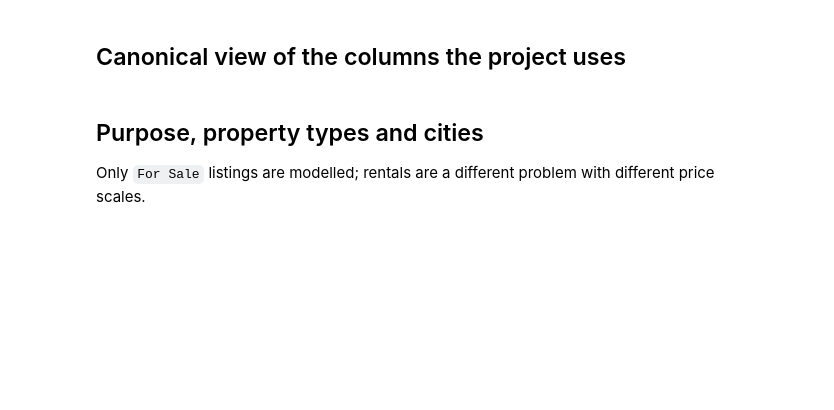
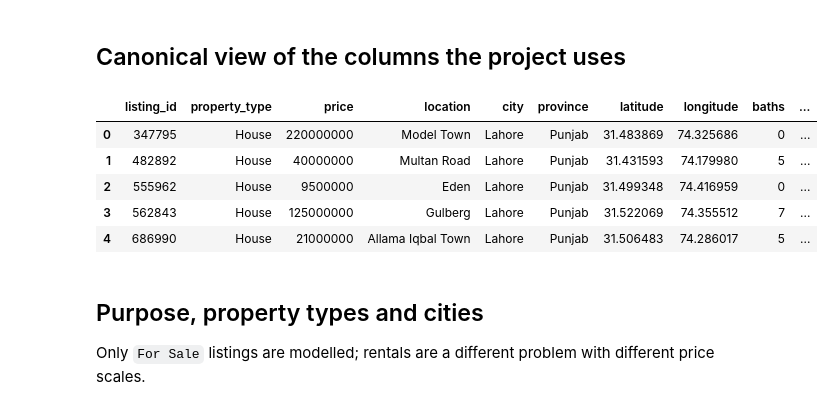
Before and after one commit to zeeshwaqa11/pakistan-house-price-predictor, a Jupyter notebook: notebooks/01_data_audit.ipynb, the cells around one changed output. Drawn from its saved outputs; the diff is of its cells as text; code cells hidden in the pictures; blank space fills up the shorter version.

```diff
--- a/notebooks/01_data_audit.ipynb
+++ b/notebooks/01_data_audit.ipynb
@@ -37,7 +55,14 @@ print("Synthetic sample file:", synthetic)
 ## Canonical view of the columns the project uses
 # %%
 canonical = load.apply_schema(raw)
-canonical.head()
+canonical.drop(columns=["agency"]).head()
+# %% [output]
+|  | listing_id | property_type | price | location | city | province | latitude | longitude | baths | ... |
+| 0 | 347795 | House | 220000000 | Model Town | Lahore | Punjab | 31.483869 | 74.325686 | 0 | ... |
+| 1 | 482892 | House | 40000000 | Multan Road | Lahore | Punjab | 31.431593 | 74.179980 | 5 | ... |
+| 2 | 555962 | House | 9500000 | Eden | Lahore | Punjab | 31.499348 | 74.416959 | 0 | ... |
+| 3 | 562843 | House | 125000000 | Gulberg | Lahore | Punjab | 31.522069 | 74.355512 | 7 | ... |
+| 4 | 686990 | House | 21000000 | Allama Iqbal Town | Lahore | Punjab | 31.506483 | 74.286017 | 5 | ... |
 # %% [markdown]
 ## Purpose, property types and cities
 
```
Also changed, not shown: parts of 9 cells of this notebook, 40 other files.
